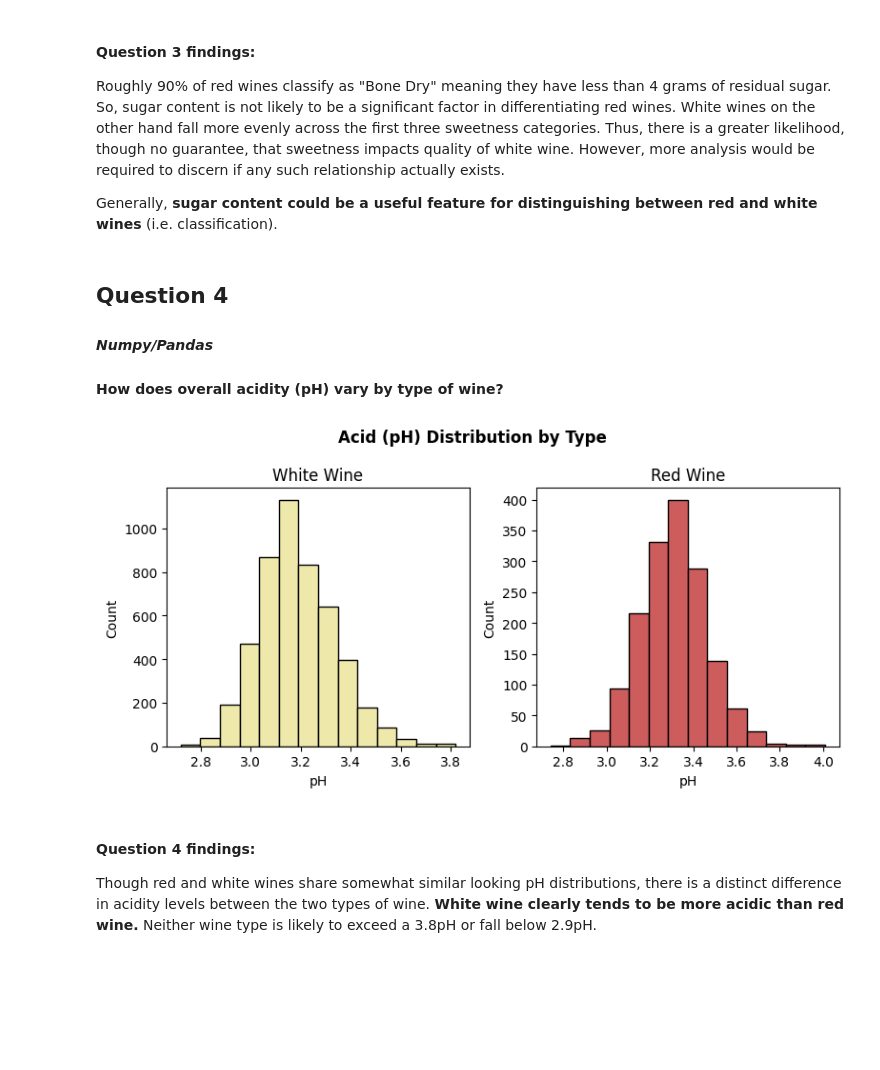
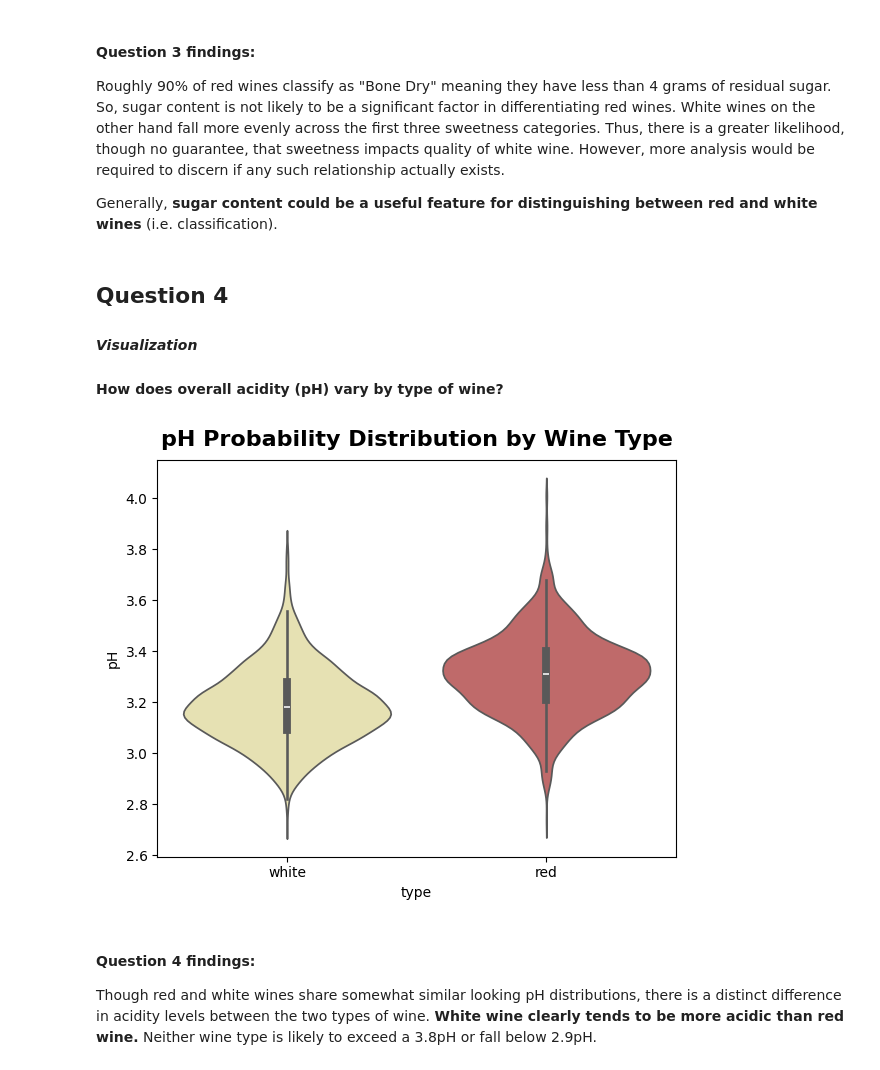
Before and after one commit to bspoerri/DS5010-Final-Project, a Jupyter notebook: final_project.ipynb, the cells around one changed output. Saved outputs shown, nothing was run; the diff lists cells and outputs as text; code cells hidden in the pictures; blank space fills up the shorter version.

Commit message:
Updated pH to Violin

```diff
--- a/final_project.ipynb
+++ b/final_project.ipynb
@@ -336,34 +337,22 @@ Roughly 90% of red wines classify as "Bone Dry" meaning they have less than 4 gr
 Generally, **sugar content could be a useful feature for distinguishing between red and white wines** (i.e. classification).
 # %% [markdown]
 ## Question 4
-#### *Numpy/Pandas*
+#### *Visualization*
 
 #### How does overall acidity (pH) vary by type of wine?
 # %%
-# create side-by-side subplots histograms for pH distribution
-fig, axes = plt.subplots(nrows=1, ncols=2, figsize=(8, 4))
-
-# initialize a dictionary for default color usage by wine type
-default_colors = {'white': 'palegoldenrod', 'red': 'indianred'}
-
-# plot pH histogram for each wine type
-for ax, wine_type in zip(axes, combined['type'].unique()):
-    # filter pH values for current wine type
-    pH_data = combined[combined['type'] == wine_type]['pH']
-
-    # plot histogram with color based on wine type
-    ax.hist(pH_data, bins=14,
-            color=default_colors[wine_type],
-            edgecolor='black')
-    ax.set_xlabel('pH')
-    ax.set_ylabel('Count')
-    ax.set_title(f'{wine_type.title()} Wine')
-
-plt.suptitle('Acid (pH) Distribution by Type', fontweight='bold')
+fig, ax = plt.subplots(figsize=(6, 5))
+sns.violinplot(data=combined, x='type', y='pH',
+               hue='type', palette=default_colors,
+               legend=False, ax=ax)      # no gap between them
+ax.set_title('pH Probability Distribution by Wine Type',
+             fontweight='bold',
+             fontsize=16,
+             pad=10)
 plt.tight_layout()
-plt.savefig('Images/pH_distributions.png', dpi= 125)
+plt.savefig('Images/pH_violin.png')
 # %% [output]
-[figure, old version]
+[figure, new version]
 # %% [markdown]
 #### **Question 4 findings:**
 
```
Also changed, not shown: parts of 6 cells of this notebook, 6 other files.
